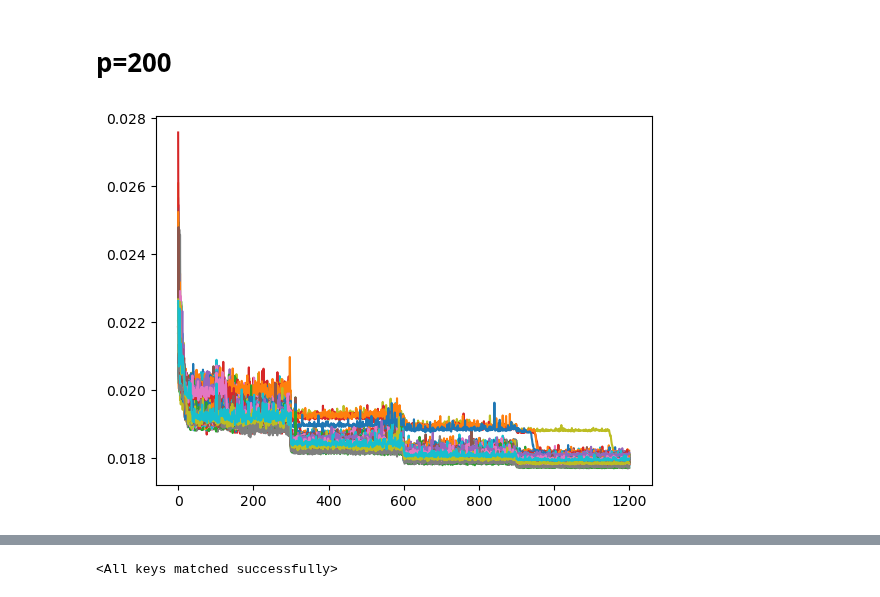
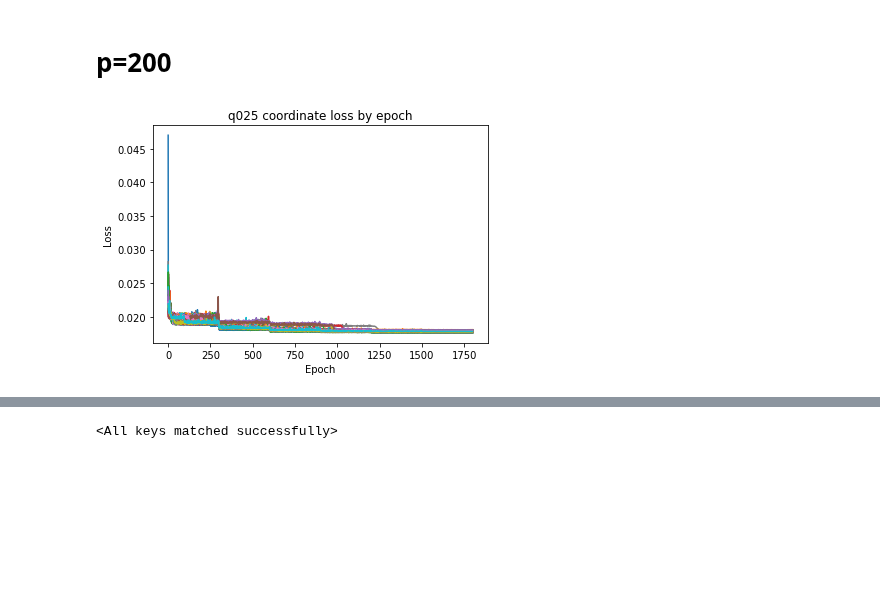
Before and after one commit to glory-99/simulation-based-inference, a Jupyter notebook: res_analysis_x15.ipynb, the cells around one changed output, grey strips where cells are left out. Drawn from its saved outputs; the diff is of its cells as text; code cells hidden in the pictures; blank space fills up the shorter version.

```diff
--- a/res_analysis_x15.ipynb
+++ b/res_analysis_x15.ipynb
@@ -349,5 +345,15 @@ coordinate_loss = np.load('./results/coordinate_loss_p200_q25_exp0.npy')
-# %%
-plt.plot(coordinate_loss)
-plt.show()
-# %% [output]
-[figure, removed]
+# %%
+train_losses_q025 = np.load('./results/train_losses_p200_q25_exp2.npy')
+val_losses_q025 = np.load('./results/val_losses_p200_q25_exp2.npy')
+coordinate_loss_q025 = np.load('./results/coordinate_loss_p200_q25_exp2.npy')
+train_losses_q975 = np.load('./results/train_losses_p200_q975_exp2.npy')
+val_losses_q975 = np.load('./results/val_losses_p200_q975_exp2.npy')
+coordinate_loss_q975 = np.load('./results/coordinate_loss_p200_q975_exp2.npy')
+# %%
+plt.plot(coordinate_loss_q025)
+plt.xlabel("Epoch")
+plt.ylabel("Loss")
+plt.title("q025 coordinate loss by epoch")
+plt.show()
+# %% [output]
+[figure, added]
```
Also changed, not shown: parts of 7 cells of this notebook, 3 other files.
